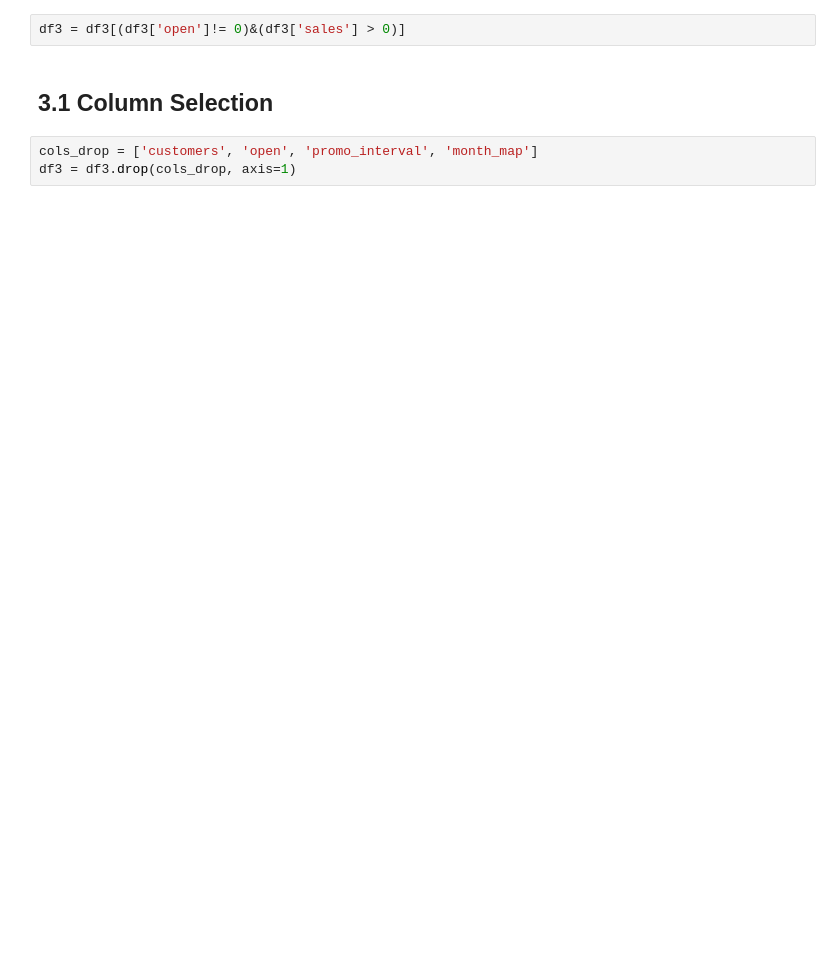
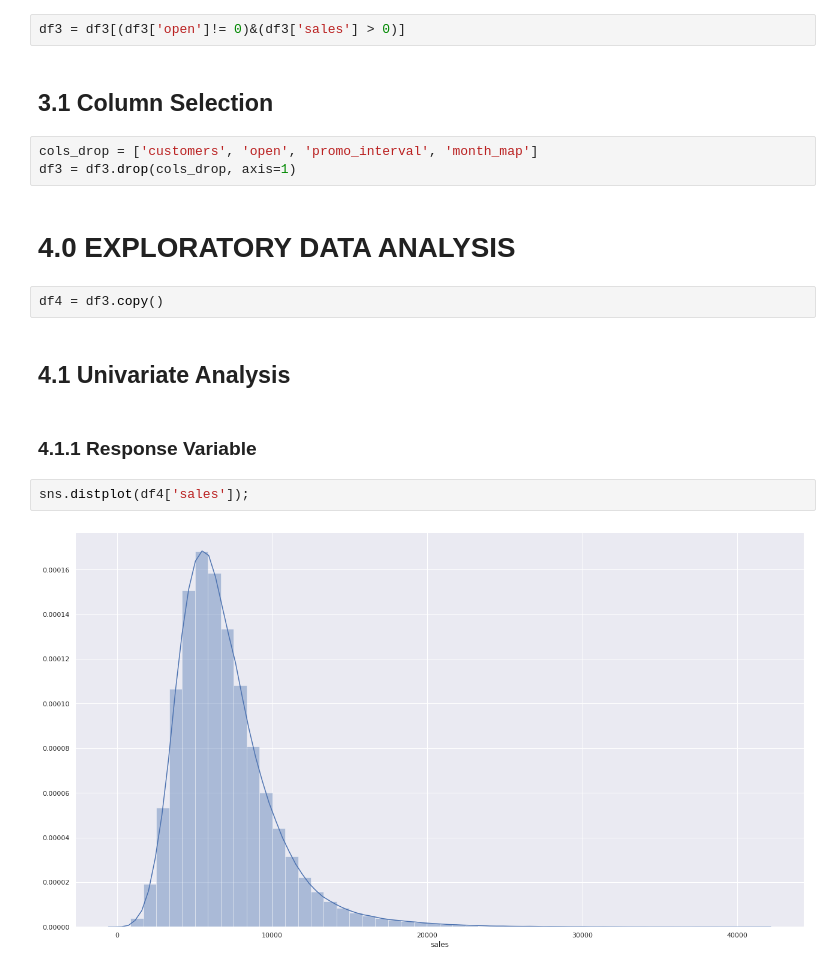
Before and after one commit to brian-oliveira/rossmann-sales-prediction, a Jupyter notebook: main.ipynb, the cells around one changed output. Saved outputs shown, nothing was run; the diff lists cells and outputs as text; blank space fills up the shorter version.

```diff
--- a/main.ipynb
+++ b/main.ipynb
@@ -349,3 +340,15 @@ df3 = df3[(df3['open']!= 0)&(df3['sales'] > 0)]
 # %%
 cols_drop = ['customers', 'open', 'promo_interval', 'month_map']
 df3 = df3.drop(cols_drop, axis=1)
+# %% [markdown]
+# 4.0 EXPLORATORY DATA ANALYSIS
+# %%
+df4 = df3.copy()
+# %% [markdown]
+## 4.1 Univariate Analysis
+# %% [markdown]
+### 4.1.1 Response Variable
+# %%
+sns.distplot(df4['sales']);
+# %% [output]
+[figure, added]
```
Also changed, not shown: parts of 17 cells of this notebook.
